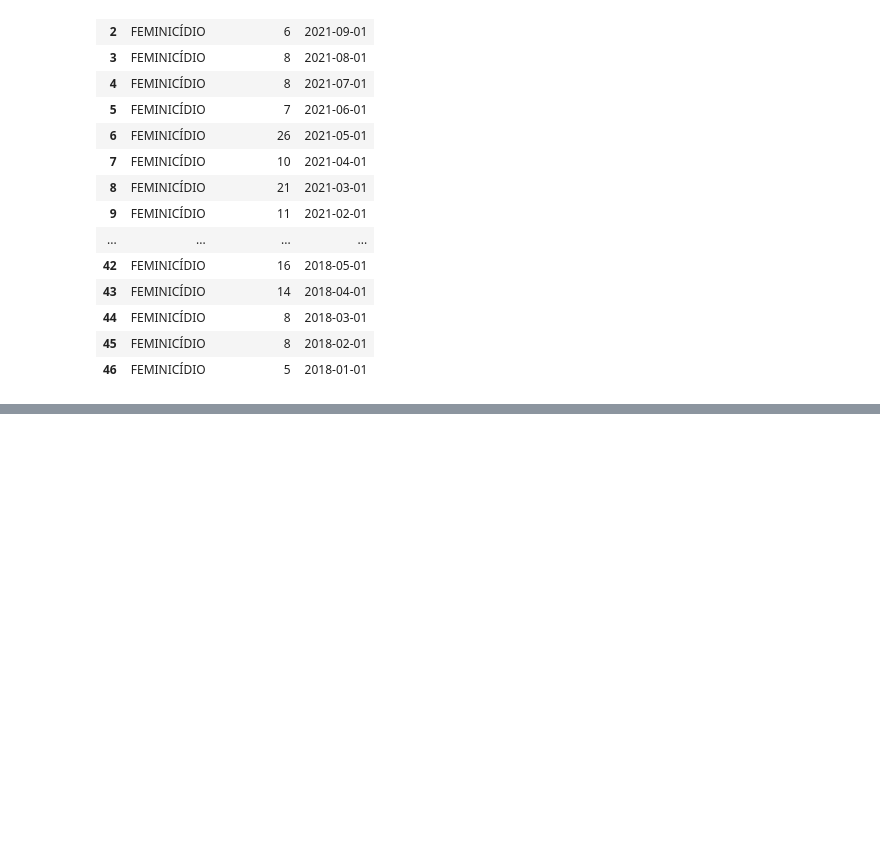
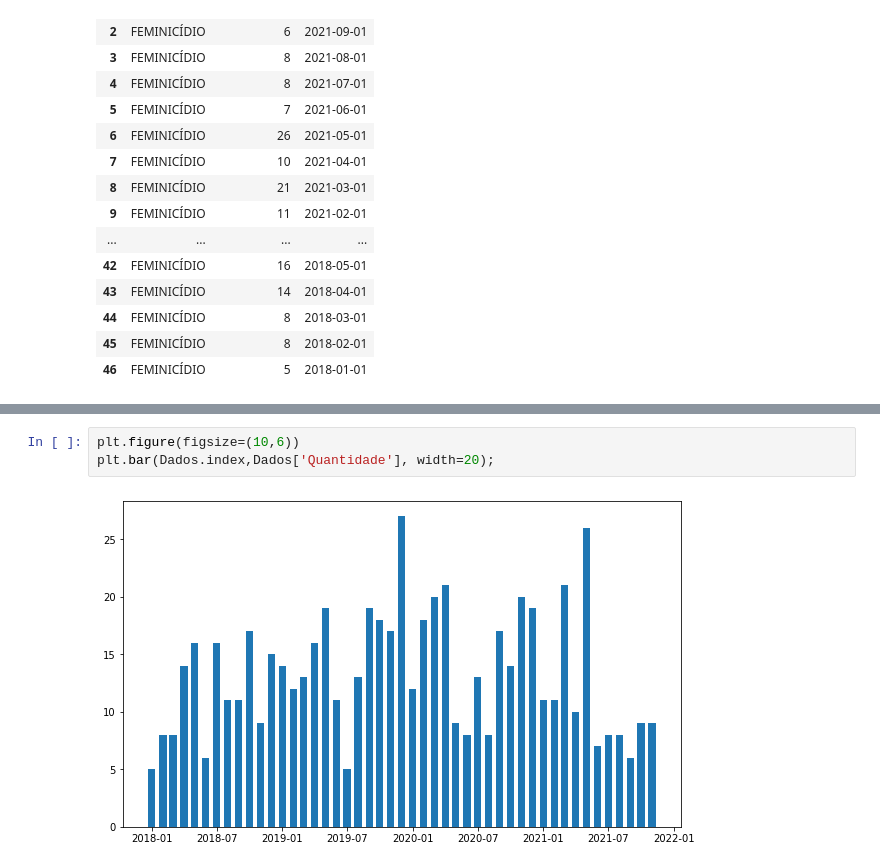
Before and after one commit to jpshimidt/DataScience, a Jupyter notebook: Data_Viking_EDA_FEMINICIDIO.ipynb, the cells around one changed output, grey strips where cells are left out. Saved outputs shown, nothing was run; the diff lists cells and outputs as text; blank space fills up the shorter version.

```diff
--- a/Data_Viking_EDA_FEMINICIDIO.ipynb
+++ b/Data_Viking_EDA_FEMINICIDIO.ipynb
@@ -97,0 +186,5 @@ Base_Dados
+# %%
+plt.figure(figsize=(10,6))
+plt.bar(Dados.index,Dados['Quantidade'], width=20);
+# %% [output]
+[figure, added]
```
Also changed, not shown: parts of 12 cells of this notebook.
